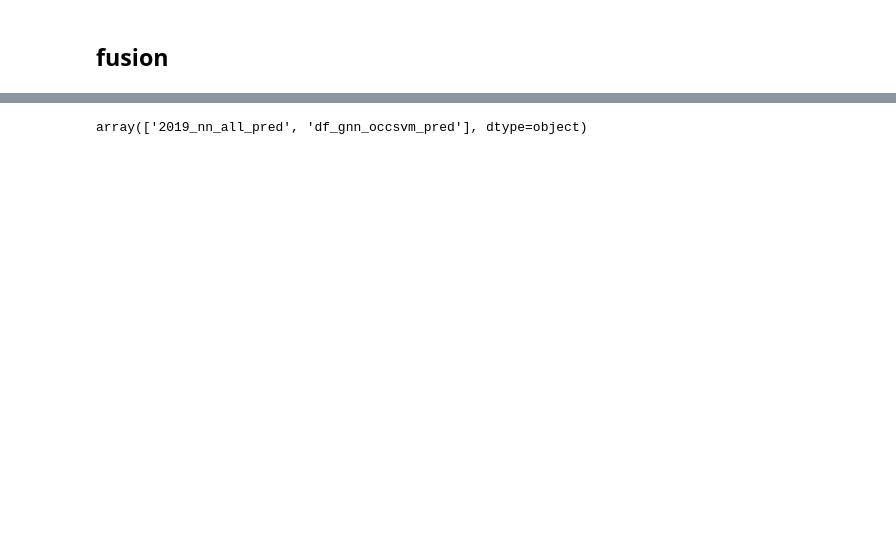
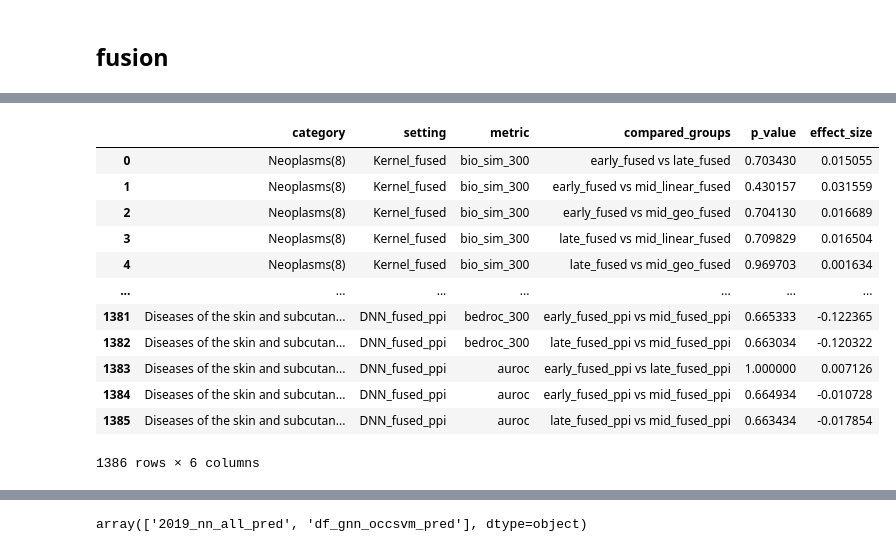
Before and after one commit to ZiyuZhang1/svm, a Jupyter notebook: src/results_statistic_oc_fusion.ipynb, the cells around one changed output, grey strips where cells are left out. Drawn from its saved outputs; the diff is of its cells as text; code cells hidden in the pictures; blank space fills up the shorter version.

```diff
--- a/src/results_statistic_oc_fusion.ipynb
+++ b/src/results_statistic_oc_fusion.ipynb
@@ -157,0 +265,40 @@ results_oc
+# %%
+
+results = []
+for c in merged_df['category'].unique():
+    c_df = merged_df[merged_df['category'] == c].copy()
+
+    for setting in list(settings_dict.keys()):
+        for metric in selected_metrics:
+            filtered_df = c_df[(c_df['setting']==settings_dict[setting][0])&(c_df['method'].isin(settings_dict[setting][1]))]
+            models = settings_dict[setting][1]
+            for model_a, model_b in combinations(models, 2):
+                vals_a = filtered_df[filtered_df['method'] == model_a][metric].dropna().values
+                vals_b = filtered_df[filtered_df['method'] == model_b][metric].dropna().values
+                p_value, effect_size = run_permutation_test(vals_a, vals_b)
+
+                results.append({
+                    'category': c,
+                    'setting':         setting,
+                    'metric':          metric,
+                    'compared_groups': f'{model_a} vs {model_b}',
+                    'p_value':         p_value,
+                    'effect_size':     effect_size
+                })
+fusion_all_c = pd.DataFrame(results)
+# %%
+fusion_all_c
+# %% [output]
+|  | category | setting | metric | compared_groups | p_value | effect_size |
+| 0 | Neoplasms(8) | Kernel_fused | bio_sim_300 | early_fused vs late_fused | 0.703430 | 0.015055 |
+| 1 | Neoplasms(8) | Kernel_fused | bio_sim_300 | early_fused vs mid_linear_fused | 0.430157 | 0.031559 |
+| 2 | Neoplasms(8) | Kernel_fused | bio_sim_300 | early_fused vs mid_geo_fused | 0.704130 | 0.016689 |
+| 3 | Neoplasms(8) | Kernel_fused | bio_sim_300 | late_fused vs mid_linear_fused | 0.709829 | 0.016504 |
+| 4 | Neoplasms(8) | Kernel_fused | bio_sim_300 | late_fused vs mid_geo_fused | 0.969703 | 0.001634 |
+| ... | ... | ... | ... | ... | ... | ... |
+| 1381 | Diseases of the skin and subcutan... | DNN_fused_ppi | bedroc_300 | early_fused_ppi vs mid_fused_ppi | 0.665333 | -0.122365 |
+| 1382 | Diseases of the skin and subcutan... | DNN_fused_ppi | bedroc_300 | late_fused_ppi vs mid_fused_ppi | 0.663034 | -0.120322 |
+| 1383 | Diseases of the skin and subcutan... | DNN_fused_ppi | auroc | early_fused_ppi vs late_fused_ppi | 1.000000 | 0.007126 |
+| 1384 | Diseases of the skin and subcutan... | DNN_fused_ppi | auroc | early_fused_ppi vs mid_fused_ppi | 0.664934 | -0.010728 |
+| 1385 | Diseases of the skin and subcutan... | DNN_fused_ppi | auroc | late_fused_ppi vs mid_fused_ppi | 0.663434 | -0.017854 |
+1386 rows × 6 columns
```
Also changed, not shown: parts of 69 cells of this notebook, 8 other files.
